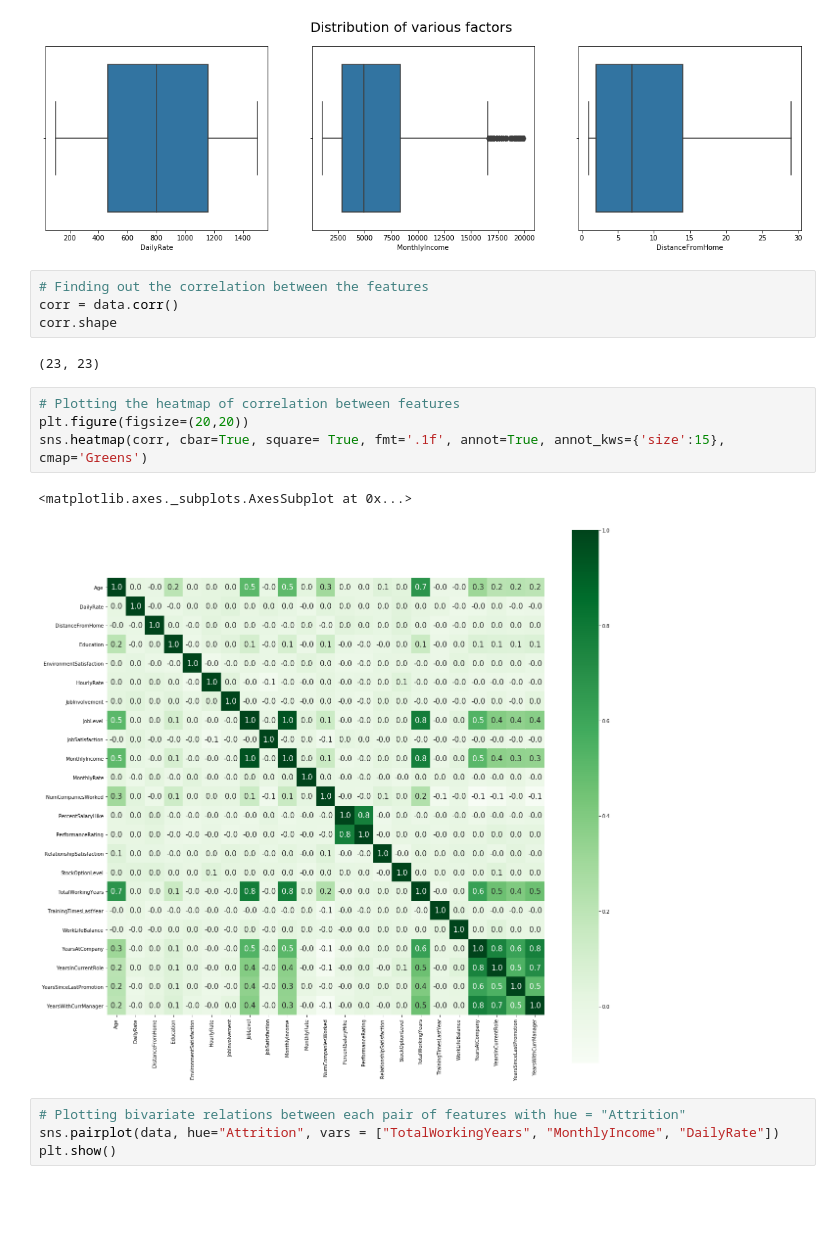
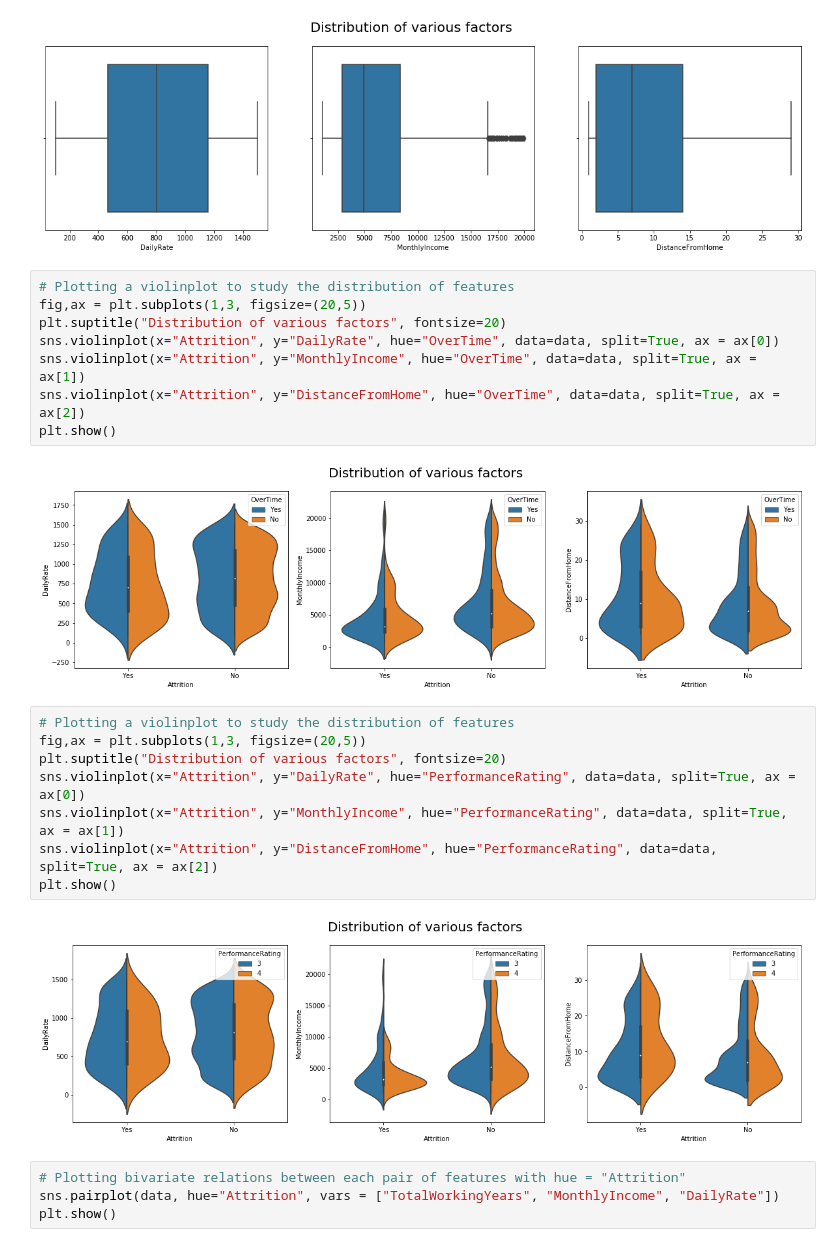
Before and after one commit to shreayan98c/IBM-HR-Analytics, a Jupyter notebook: Classification.ipynb, the cells around one changed output. Drawn from its saved outputs; the diff is of its cells as text; blank space fills up the shorter version.

```diff
--- a/Classification.ipynb
+++ b/Classification.ipynb
@@ -163,19 +122,26 @@ sns.boxplot(data['DistanceFromHome'], ax = ax[2])
 plt.show()
 # %% [output]
 [figure]
-# %%
-# Finding out the correlation between the features
-corr = data.corr()
-corr.shape
-# %% [output]
-(23, 23)
-# %%
-# Plotting the heatmap of correlation between features
-plt.figure(figsize=(20,20))
-sns.heatmap(corr, cbar=True, square= True, fmt='.1f', annot=True, annot_kws={'size':15}, cmap='Greens')
-# %% [output]
-<matplotlib.axes._subplots.AxesSubplot at 0x...>
-[figure, removed]
+# %%
+# Plotting a violinplot to study the distribution of features
+fig,ax = plt.subplots(1,3, figsize=(20,5))
+plt.suptitle("Distribution of various factors", fontsize=20)
+sns.violinplot(x="Attrition", y="DailyRate", hue="OverTime", data=data, split=True, ax = ax[0])
+sns.violinplot(x="Attrition", y="MonthlyIncome", hue="OverTime", data=data, split=True, ax = ax[1])
+sns.violinplot(x="Attrition", y="DistanceFromHome", hue="OverTime", data=data, split=True, ax = ax[2])
+plt.show()
+# %% [output]
+[figure, added]
+# %%
+# Plotting a violinplot to study the distribution of features
+fig,ax = plt.subplots(1,3, figsize=(20,5))
+plt.suptitle("Distribution of various factors", fontsize=20)
+sns.violinplot(x="Attrition", y="DailyRate", hue="PerformanceRating", data=data, split=True, ax = ax[0])
+sns.violinplot(x="Attrition", y="MonthlyIncome", hue="PerformanceRating", data=data, split=True, ax = ax[1])
+sns.violinplot(x="Attrition", y="DistanceFromHome", hue="PerformanceRating", data=data, split=True, ax = ax[2])
+plt.show()
+# %% [output]
+[figure, added]
 # %%
 # Plotting bivariate relations between each pair of features with hue = "Attrition"
 sns.pairplot(data, hue="Attrition", vars = ["TotalWorkingYears", "MonthlyIncome", "DailyRate"])
```
Also changed, not shown: parts of 15 cells of this notebook.
